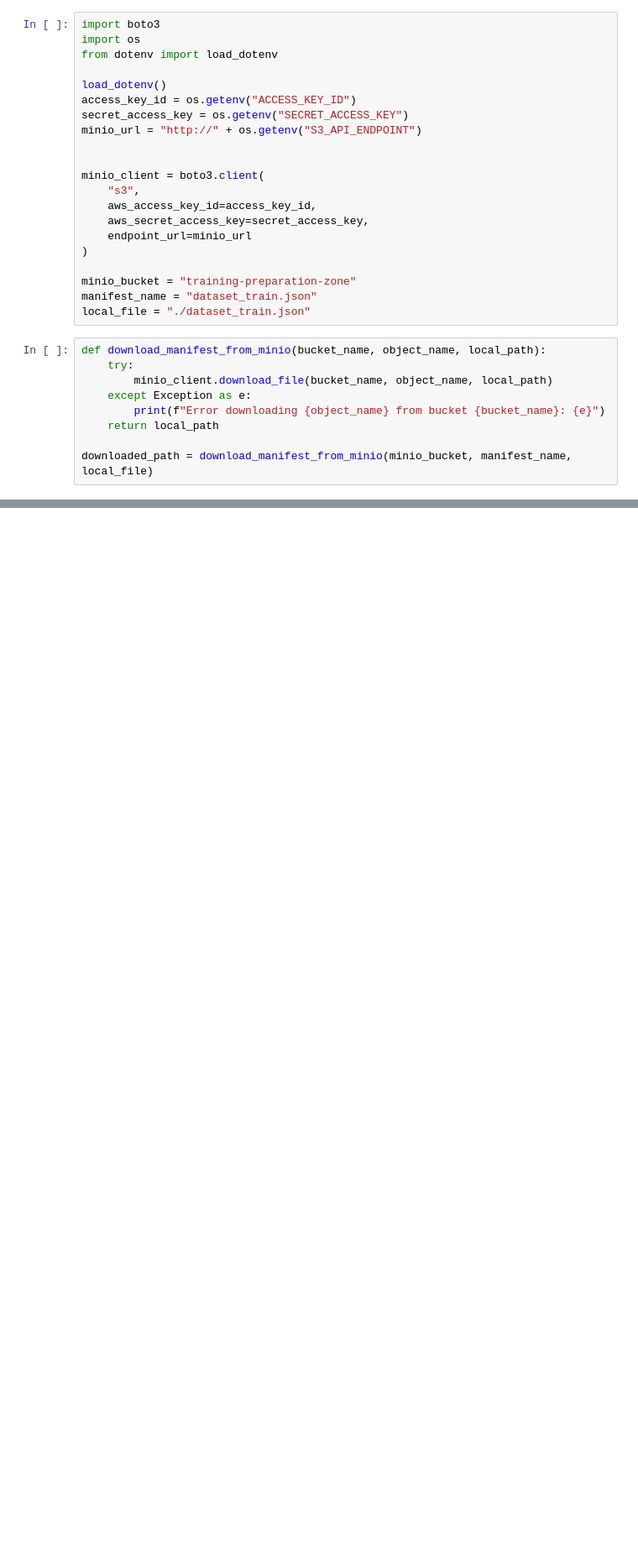
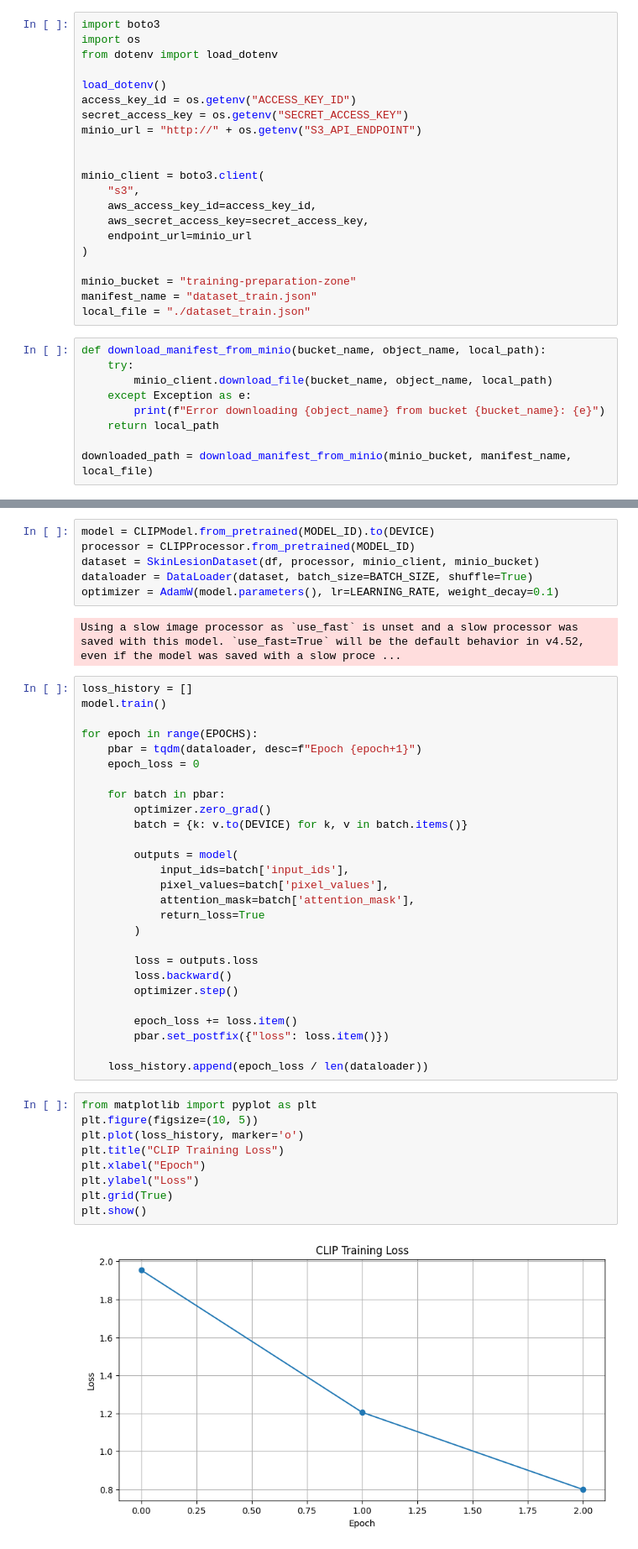
Before and after one commit to carles-aguilera-pilo/ADSDB, a Jupyter notebook: Part2/notebooks/model_training_zone/clip_model_trainer.ipynb, the cells around one changed output, grey strips where cells are left out. Shown at 84% size. Saved outputs shown, nothing was run; the diff lists cells and outputs as text; blank space fills up the shorter version.

Commit message:
added small model training

```diff
--- a/Part2/notebooks/model_training_zone/clip_model_trainer.ipynb
+++ b/Part2/notebooks/model_training_zone/clip_model_trainer.ipynb
@@ -42,0 +122,46 @@ df = load_manifest(downloaded_path)
+# %%
+model = CLIPModel.from_pretrained(MODEL_ID).to(DEVICE)
+processor = CLIPProcessor.from_pretrained(MODEL_ID)
+dataset = SkinLesionDataset(df, processor, minio_client, minio_bucket)
+dataloader = DataLoader(dataset, batch_size=BATCH_SIZE, shuffle=True)
+optimizer = AdamW(model.parameters(), lr=LEARNING_RATE, weight_decay=0.1)
+# %% [output]
+Using a slow image processor as `use_fast` is unset and a slow processor was saved with this model. `use_fast=True` will be the default behavior in v4.52, even if the model was saved with a slow proce ...
+# %%
+loss_history = []
+model.train()
+
+for epoch in range(EPOCHS):
+    pbar = tqdm(dataloader, desc=f"Epoch {epoch+1}")
+    epoch_loss = 0
+
+    for batch in pbar:
+        optimizer.zero_grad()
+        batch = {k: v.to(DEVICE) for k, v in batch.items()}
+
+        outputs = model(
+            input_ids=batch['input_ids'],
+            pixel_values=batch['pixel_values'],
+            attention_mask=batch['attention_mask'],
+            return_loss=True
+        )
+
+        loss = outputs.loss
+        loss.backward()
+        optimizer.step()
+
+        epoch_loss += loss.item()
+        pbar.set_postfix({"loss": loss.item()})
+
+    loss_history.append(epoch_loss / len(dataloader))
+# %%
+from matplotlib import pyplot as plt
+plt.figure(figsize=(10, 5))
+plt.plot(loss_history, marker='o')
+plt.title("CLIP Training Loss")
+plt.xlabel("Epoch")
+plt.ylabel("Loss")
+plt.grid(True)
+plt.show()
+# %% [output]
+[figure, added]
```
Also changed, not shown: parts of 6 cells of this notebook, 3 other files.
